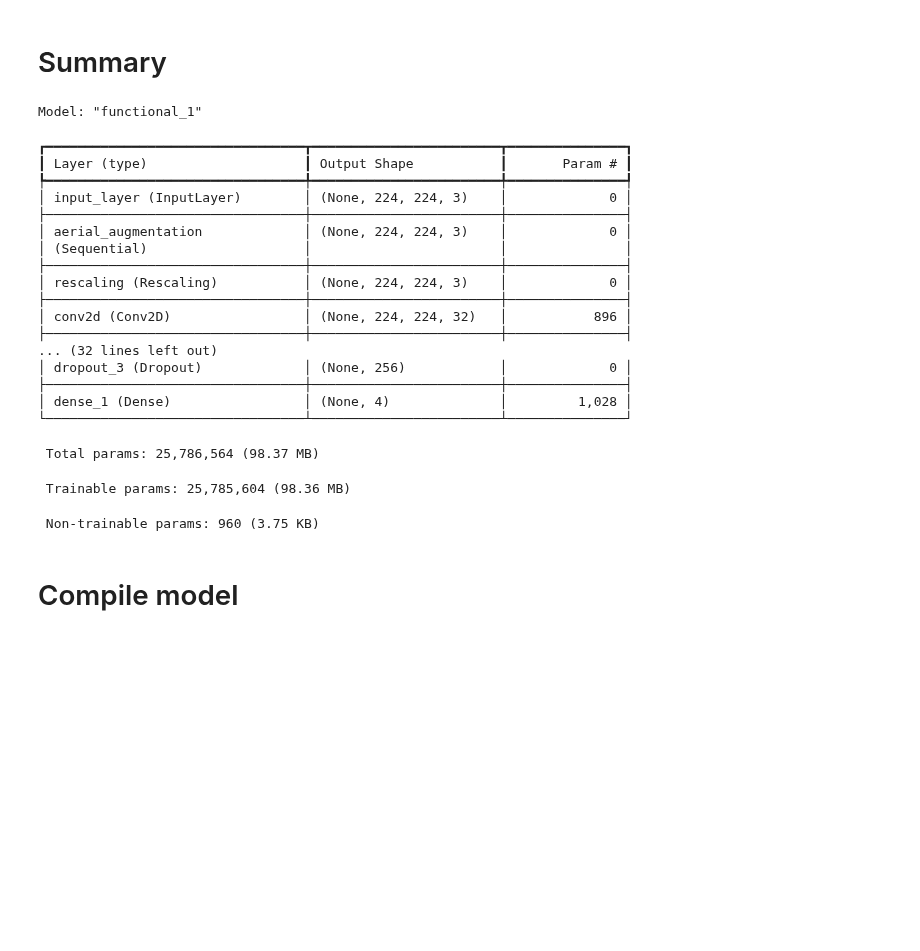
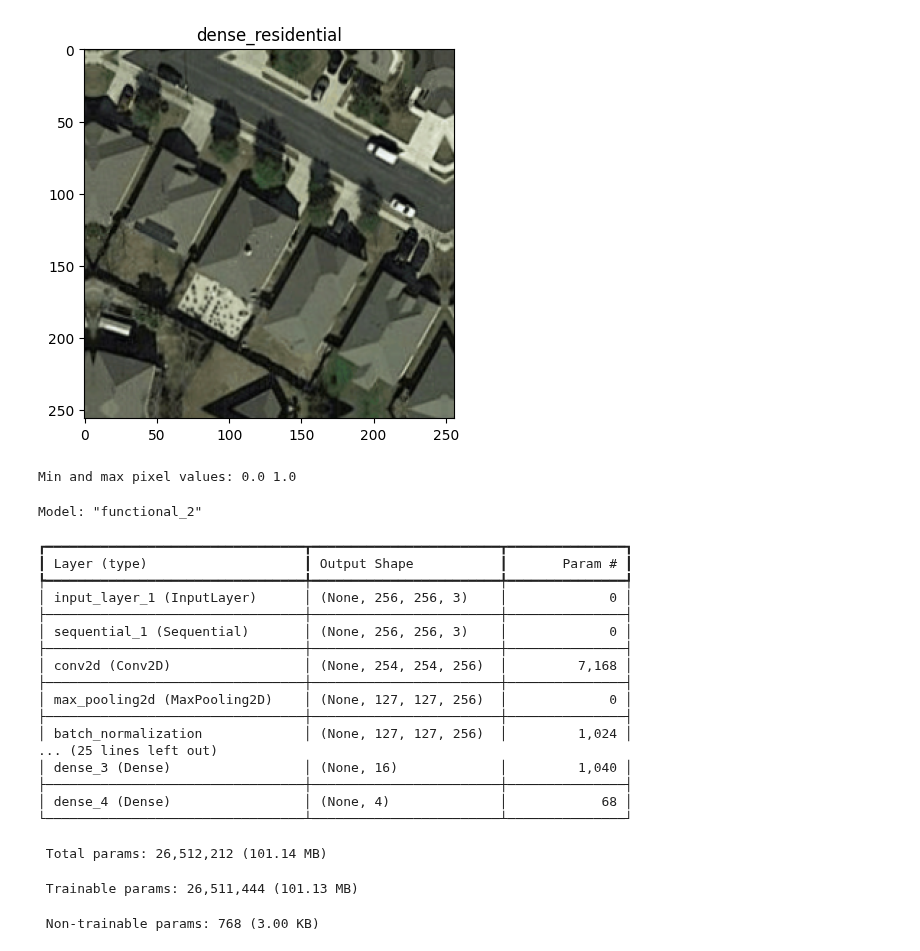
Before and after one commit to Auswahlenn/CSC3109-Machine-Learning, a Jupyter notebook: models/custom_cnn/custom_cnn.ipynb, the cells around one changed output. Saved outputs shown, nothing was run; the diff lists cells and outputs as text; code cells hidden in the pictures; blank space fills up the shorter version.

```diff
--- a/models/custom_cnn/custom_cnn.ipynb
+++ b/models/custom_cnn/custom_cnn.ipynb
@@ -18,0 +79,11 @@ warnings.filterwarnings("ignore")
+# %%
+image, label = next(iter(train_ds))
+print(image.shape)
+print(label.shape)
+
+class_names = train_ds.class_names
+get_label_name = lambda x: class_names[x]
+
+plt.imshow(image[0].numpy().astype("uint8"))
+plt.title(get_label_name(label[0]))
+plt.show()
@@ -19,2 +94,22 @@ warnings.filterwarnings("ignore")
+# %%
+def augmentation() -> keras.Sequential:
+  return keras.Sequential([
+      keras.layers.RandomFlip("horizontal_and_vertical"),
+      keras.layers.RandomRotation(0.1),
+      keras.layers.RandomZoom(0.2),
+      keras.layers.Resizing(*IMG_SIZE),
+      keras.layers.Rescaling(1./255)
+  ])
+# %%
+result = augmentation()(image)
+plt.imshow(result[0].numpy())
+plt.title(get_label_name(label[0]))
+plt.show()
+# %% [output]
+[figure, added]
+# %%
+print("Min and max pixel values:", result.numpy().min(), result.numpy().max())
+# %% [output]
+Min and max pixel values: 0.0 1.0
 # %%
 def build_model(num_classes: int, augmentation: keras.Sequential) -> keras.Model:
@@ -50,32 +147,28 @@ def build_model(num_classes: int, augmentation: keras.Sequential) -> keras.Model
 
     model = keras.Model(inputs=inputs, outputs=outputs)
     return model
-# %% [markdown]
-# Summary
 # %%
-model = build_model(config.NUM_CLASSES, get_augmentation())
+model = build_model(num_classes, augmentation())
 model.summary()
 # %% [output]
-Model: "functional_1"
+Model: "functional_2"
 ┏━━━━━━━━━━━━━━━━━━━━━━━━━━━━━━━━━┳━━━━━━━━━━━━━━━━━━━━━━━━┳━━━━━━━━━━━━━━━┓
 ┃ Layer (type)                    ┃ Output Shape           ┃       Param # ┃
 ┡━━━━━━━━━━━━━━━━━━━━━━━━━━━━━━━━━╇━━━━━━━━━━━━━━━━━━━━━━━━╇━━━━━━━━━━━━━━━┩
-│ input_layer (InputLayer)        │ (None, 224, 224, 3)    │             0 │
+│ input_layer_1 (InputLayer)      │ (None, 256, 256, 3)    │             0 │
 ├─────────────────────────────────┼────────────────────────┼───────────────┤
-│ aerial_augmentation             │ (None, 224, 224, 3)    │             0 │
-│ (Sequential)                    │                        │               │
+│ sequential_1 (Sequential)       │ (None, 256, 256, 3)    │             0 │
 ├─────────────────────────────────┼────────────────────────┼───────────────┤
-│ rescaling (Rescaling)           │ (None, 224, 224, 3)    │             0 │
+│ conv2d (Conv2D)                 │ (None, 254, 254, 256)  │         7,168 │
 ├─────────────────────────────────┼────────────────────────┼───────────────┤
-│ conv2d (Conv2D)                 │ (None, 224, 224, 32)   │           896 │
+│ max_pooling2d (MaxPooling2D)    │ (None, 127, 127, 256)  │             0 │
 ├─────────────────────────────────┼────────────────────────┼───────────────┤
-... (32 lines left out)
-│ dropout_3 (Dropout)             │ (None, 256)            │             0 │
+│ batch_normalization             │ (None, 127, 127, 256)  │         1,024 │
+... (25 lines left out)
+│ dense_3 (Dense)                 │ (None, 16)             │         1,040 │
 ├─────────────────────────────────┼────────────────────────┼───────────────┤
-│ dense_1 (Dense)                 │ (None, 4)              │         1,028 │
+│ dense_4 (Dense)                 │ (None, 4)              │            68 │
 └─────────────────────────────────┴────────────────────────┴───────────────┘
- Total params: 25,786,564 (98.37 MB)
+ Total params: 26,512,212 (101.14 MB)
- Trainable params: 25,785,604 (98.36 MB)
+ Trainable params: 26,511,444 (101.13 MB)
- Non-trainable params: 960 (3.75 KB)
+ Non-trainable params: 768 (3.00 KB)
-# %% [markdown]
-# Compile model
```
Also changed, not shown: parts of 23 cells of this notebook, 31 other files.
